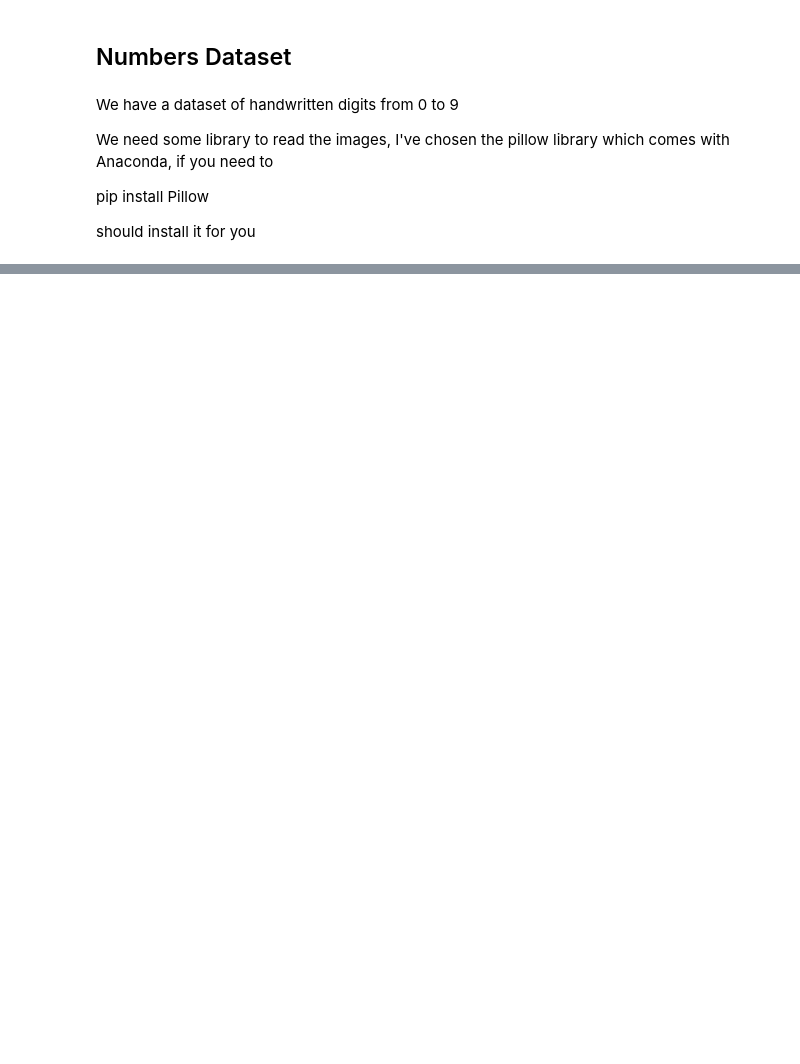
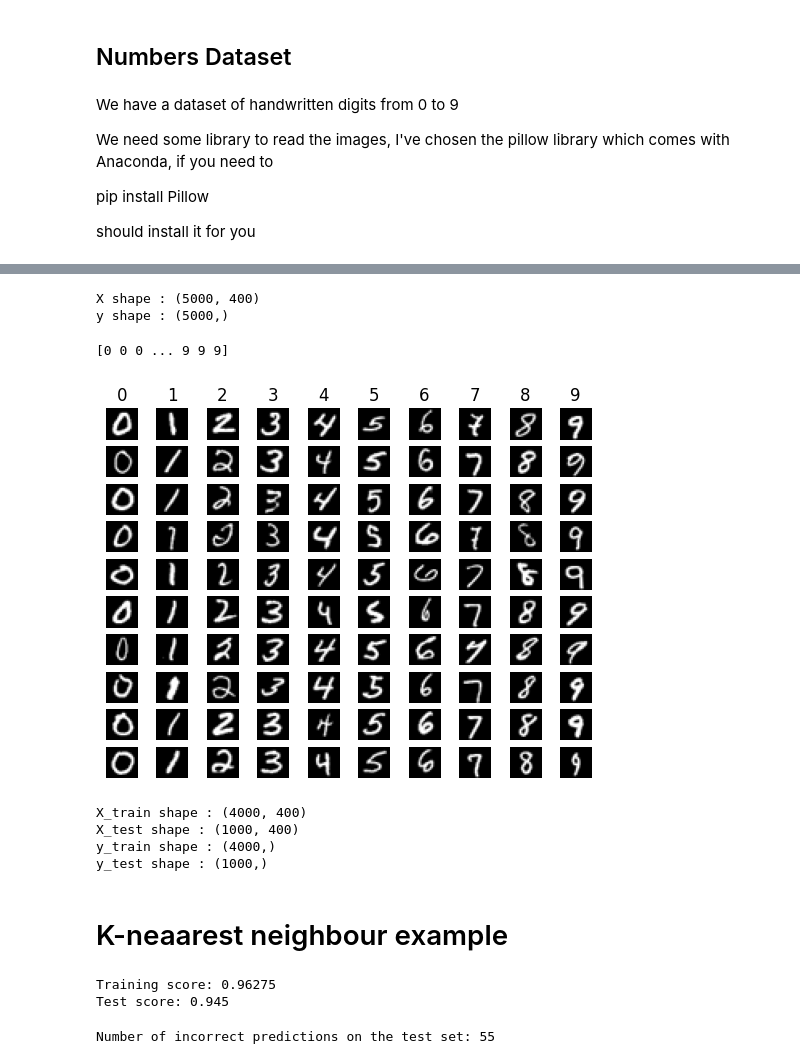
Before and after one commit to OliverOwens99/UI_dev, a Jupyter notebook: week 5/digits.ipynb, the cells around one changed output, grey strips where cells are left out. Saved outputs shown, nothing was run; the diff lists cells and outputs as text; code cells hidden in the pictures; blank space fills up the shorter version.

Commit message:
added several other models and finished the lab

```diff
--- a/week 5/digits.ipynb
+++ b/week 5/digits.ipynb
@@ -17,6 +17,7 @@ from PIL import Image
 ##Printing Examples
 def printexamples(X):
     examples_per_class = 10
+    number_of_classes = 10
     pos = 0
     for cls in range(number_of_classes):
         idxs = range(pos,pos+500)
@@ -29,3 +30,7 @@ def printexamples(X):
                 plt.title(str(cls))
         pos = pos+500
     plt.show()
+# %%
+#create the file list
+filelist = glob.glob('digits/data/*/*.png')
+filelist.sort()
@@ -31,0 +41,2 @@ def printexamples(X):
+# %%
+X = np.array([np.array(Image.open(filename)) for filename in filelist])
@@ -31,0 +45,17 @@ def printexamples(X):
+# %%
+X = X.reshape(X.shape[0],-1)
+# %%
+print("X shape :",X.shape)
+print("y shape :",y.shape)
+# %% [output]
+X shape : (5000, 400)
+y shape : (5000,)
+# %%
+# Display y to ensure it looks like array
+print(y)
+# %% [output]
+[0 0 0 ... 9 9 9]
+# %%
+printexamples(X)
+# %% [output]
+[figure, added]
@@ -31,0 +64,44 @@ def printexamples(X):
+# %%
+from sklearn.model_selection import train_test_split
+X_train, X_test, y_train, y_test = train_test_split(X, y, test_size=0.2, random_state=42)
+print("X_train shape :",X_train.shape)
+print("X_test shape :",X_test.shape)
+print("y_train shape :",y_train.shape)
+print("y_test shape :",y_test.shape)
+# %% [output]
+X_train shape : (4000, 400)
+X_test shape : (1000, 400)
+y_train shape : (4000,)
+y_test shape : (1000,)
+# %% [markdown]
+# K-neaarest neighbour example
+# %%
+
+from sklearn.model_selection import train_test_split, cross_val_score
+from sklearn.neighbors import KNeighborsClassifier
+from sklearn.metrics import accuracy_score, classification_report, confusion_matrix
+
+# Create the k-NN model with k=5
+knn = KNeighborsClassifier(n_neighbors=5)
+
+# Train the model on the training set
+knn.fit(X_train, y_train)
+
+# Score the model on the training and test sets
+train_score = knn.score(X_train, y_train)
+test_score = knn.score(X_test, y_test)
+
+print("Training score:", train_score)
+print("Test score:", test_score)
+# %% [output]
+Training score: 0.96275
+Test score: 0.945
+# %%
+# Predict on the test set
+y_pred = knn.predict(X_test)
+
+# Count incorrect predictions
+incorrect_predictions = np.sum(y_pred != y_test)
+print("Number of incorrect predictions on the test set:", incorrect_predictions)
+# %% [output]
+Number of incorrect predictions on the test set: 55
```
Also changed, not shown: parts of 9 cells of this notebook.
